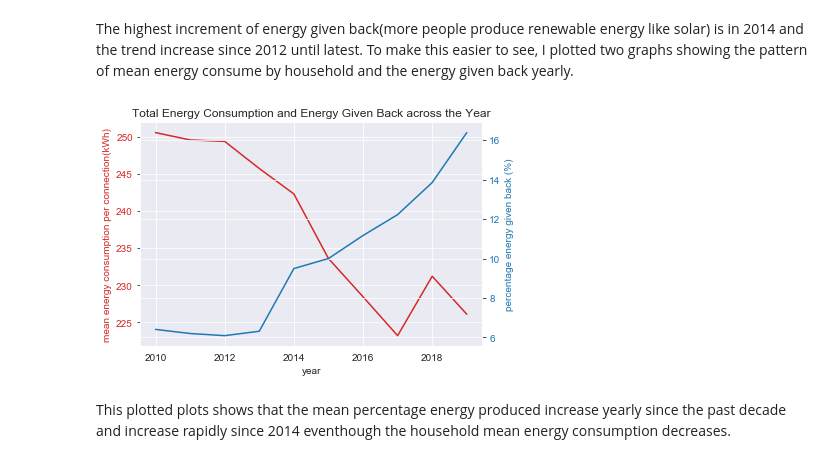
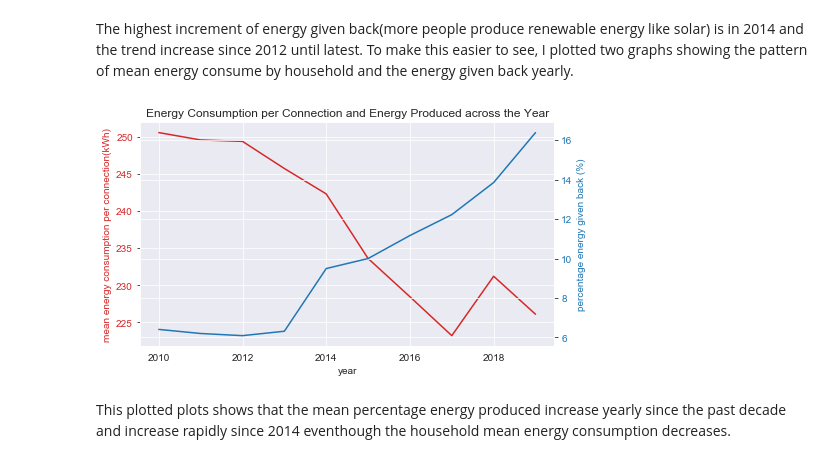
Before and after one commit to fatinshariff/Dutch_Energy, a Jupyter notebook: dutch_energy.ipynb, the cells around one changed output. Saved outputs shown, nothing was run; the diff lists cells and outputs as text; code cells hidden in the pictures.

```diff
--- a/dutch_energy.ipynb
+++ b/dutch_energy.ipynb
@@ -269,26 +286,26 @@ The highest increment of energy given back(more people produce renewable energy
 # %%
 cons_per_conn= eltr_df.groupby('year').cons_per_conn.mean()
 # %%
-fig, ax1 = plt.subplots()
+fig, ax1 = plt.subplots(figsize=[7,4])
 
 color = 'tab:red'
 ax1.set_xlabel('year')
 ax1.set_ylabel('mean energy consumption per connection(kWh)', color=color)
 ax1.plot(x1, cons_per_conn, color=color)
 ax1.tick_params(axis='y', labelcolor=color)
 
 ax2 = ax1.twinx()  # instantiate a second axes that shares the same x-axis
 
 color = 'tab:blue'
 ax2.set_ylabel('percentage energy given back (%)', color=color)  # we already handled the x-label with ax1
 ax2.plot(x1,renew_mean, color=color)
 ax2.tick_params(axis='y', labelcolor=color)
-plt.title('Total Energy Consumption and Energy Given Back across the Year')
+plt.title('Energy Consumption per Connection and Energy Produced across the Year')
 
 fig.tight_layout()
 plt.show()
 # %% [output]
-[figure, old version]
+[figure, new version]
 # %% [markdown]
 This plotted plots shows that the mean percentage energy produced increase yearly since the past decade and increase rapidly since 2014 eventhough the household mean energy consumption decreases.
 # %% [markdown]
```
Also changed, not shown: parts of 11 cells of this notebook, 1 other file.
